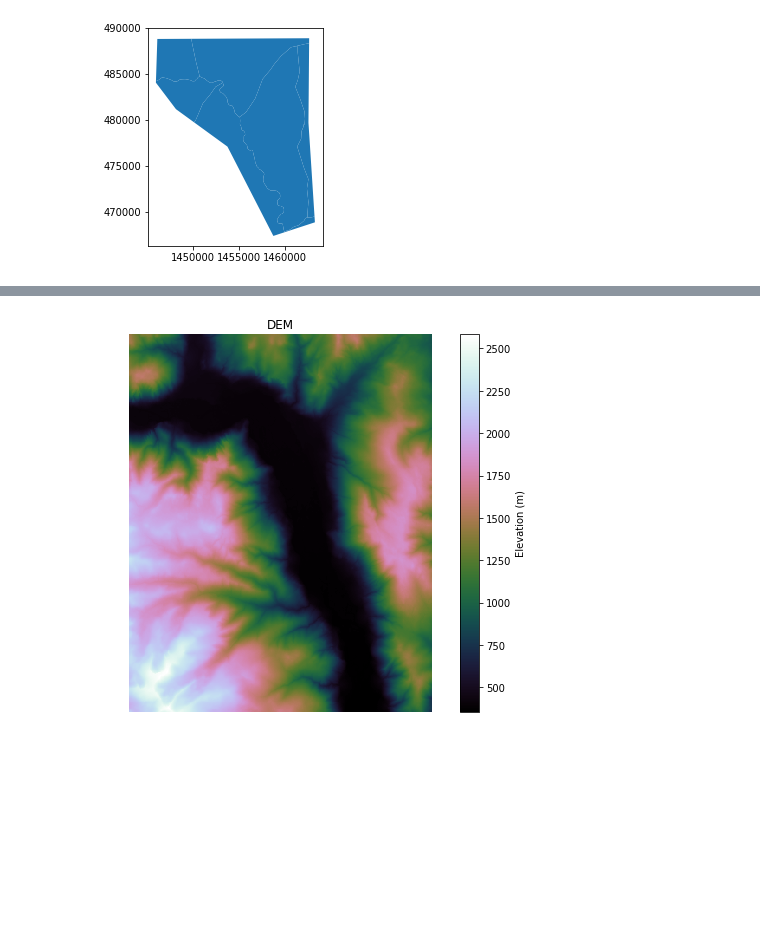
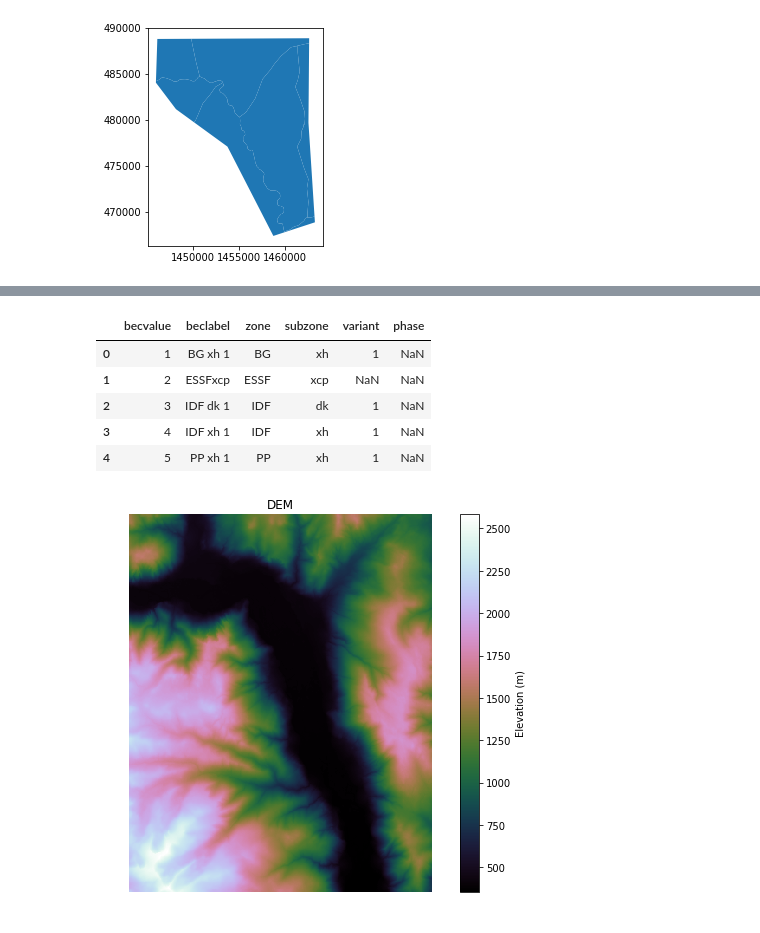
Before and after one commit to bcgov/becmodel, a Jupyter notebook: example_interactive.ipynb, the cells around one changed output, grey strips where cells are left out. Saved outputs shown, nothing was run; the diff lists cells and outputs as text; code cells hidden in the pictures; blank space fills up the shorter version.

```diff
--- a/example_interactive.ipynb
+++ b/example_interactive.ipynb
@@ -31,3 +32,13 @@ data["elevation"].head()
 | 2 | 5 | PP xh 1 | Low | 525 | 875 | 525 | 925 | 525 | 950 | ... |
 | 3 | 1 | BG xh 1 | Bottom | 0 | 525 | 0 | 525 | 0 | 525 | ... |
 | 4 | 2 | ESSFxcp | parkland | 2100 | 10000 | 2100 | 10000 | 2125 | 10000 | ... |
+# %%
+# view becmaster
+BM.data["becmaster"].head()
+# %% [output]
+|  | becvalue | beclabel | zone | subzone | variant | phase |
+| 0 | 1 | BG xh 1 | BG | xh | 1 | NaN |
+| 1 | 2 | ESSFxcp | ESSF | xcp | NaN | NaN |
+| 2 | 3 | IDF dk 1 | IDF | dk | 1 | NaN |
+| 3 | 4 | IDF xh 1 | IDF | xh | 1 | NaN |
+| 4 | 5 | PP xh 1 | PP | xh | 1 | NaN |
```
Also changed, not shown: parts of 9 cells of this notebook, 4 other files.
